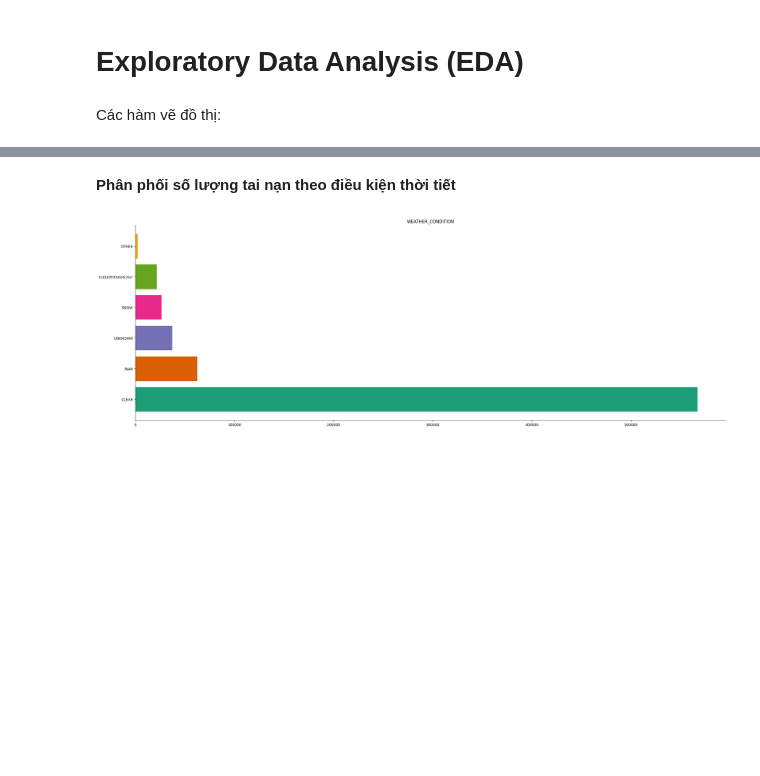
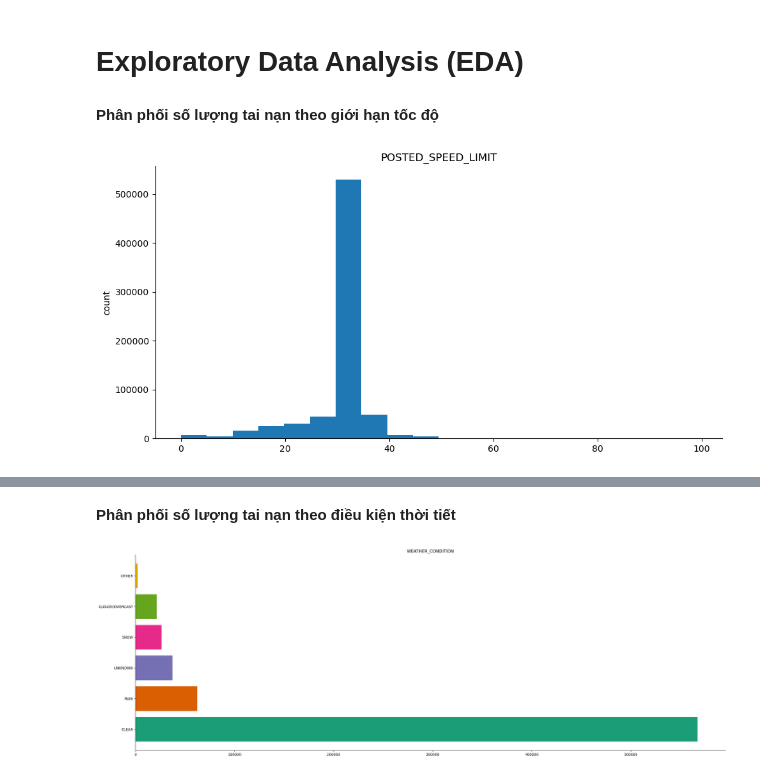
Before and after one commit to HuyHoangTuan/accidents_data_governance, a Jupyter notebook: src/note_book/main.ipynb, the cells around one changed output, grey strips where cells are left out. Drawn from its saved outputs; the diff is of its cells as text; code cells hidden in the pictures; blank space fills up the shorter version.

```diff
--- a/src/note_book/main.ipynb
+++ b/src/note_book/main.ipynb
@@ -33,13 +33,13 @@ chicago.head()
 | 4 | 35 | STOP SIGN/FLASHER | FUNCTIONING PROPERLY | CLEAR | ['DARKNESS', 'LIGHTED ROAD'] | ... |
 # %% [markdown]
 # Exploratory Data Analysis (EDA)
-# %% [markdown]
-Các hàm vẽ đồ thị:
 # %%
 def histogram(df, colname, num_bins=20, figsize=(10, 5)):
   _, ax = plt.subplots(figsize=figsize)
   x_locator = ticker.AutoLocator()
-  plt.hist(df[colname], bins=num_bins, histtype='stepfilled')
+  arr = plt.hist(df[colname], bins=num_bins, histtype='stepfilled')
+  #for i in range(num_bins):
+  #  plt.text(arr[1][i],arr[0][i],str(arr[0][i]))
   plt.ylabel('count')
   plt.title(colname)
   ax.spines[['top', 'right',]].set_visible(False)
@@ -59,3 +59,9 @@ def categorical_histogram(df, colname, figsize=(30, 10), mpl_palette_name='Dark2
   plt.title(colname)
   ax.spines[['top', 'right',]].set_visible(False)
   plt.show()
+# %% [markdown]
+**Phân phối số lượng tai nạn theo giới hạn tốc độ**
+# %%
+histogram(chicago, *['POSTED_SPEED_LIMIT'], **{})
+# %% [output]
+[figure, added]
```
Also changed, not shown: parts of 8 cells of this notebook.
